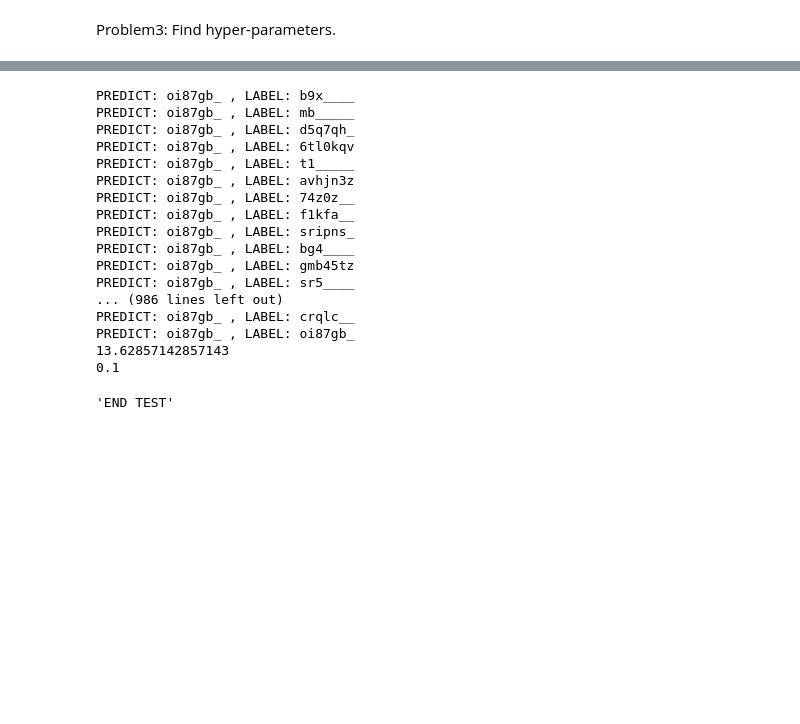
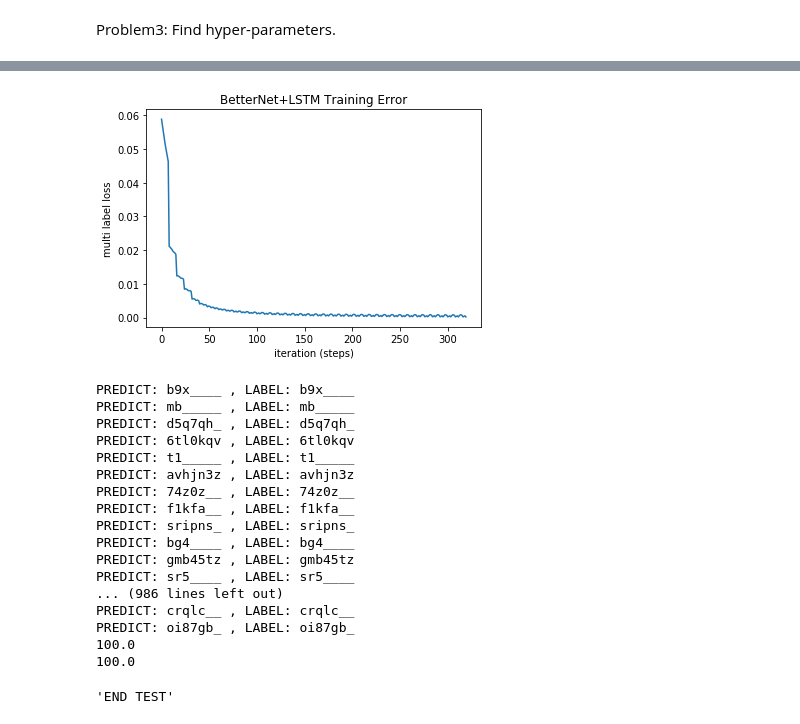
Before and after one commit to lucetre-snu/20s-machine-learning, a Jupyter notebook: 2020Spring_ML_final/main.ipynb, the cells around one changed output, grey strips where cells are left out. Drawn from its saved outputs; the diff is of its cells as text; code cells hidden in the pictures; blank space fills up the shorter version.

```diff
--- a/2020Spring_ML_final/main.ipynb
+++ b/2020Spring_ML_final/main.ipynb
@@ -242,10 +265,14 @@ optimizer = torch.optim.Adam(model.parameters(), lr=1e-2)
 Problem3: Find hyper-parameters.
 # %%
 import time
+import matplotlib.pyplot as plt
 
 """TRAINING"""
-print_interval = 1
-max_epoch = 10
+print_interval = 5
+max_epoch = 200
+
+x_labels = []
+y_labels = []
 
 start_time = time.time()
 for epoch in range(max_epoch):
@@ -276,6 +303,10 @@ for epoch in range(max_epoch):
 ##############################################################################
         if (epoch+1)%print_interval == 0:
             print('epoch:', epoch+1, 'step:', step+1, 'loss:', loss.item())
+            y_labels.append(loss.item())
+            x_labels.append('epoch:{}, step:{}'.format(epoch+1, step+1))
+        if (epoch+1) % 20 == 0:
+            torch.save(model, './models/BetterNet_LSTM_epoch{}.pth'.format(epoch+1))
     print('>> Epoch', epoch+1, 'elapsed time: {:.2f} sec'.format(time.time()-start_epoch_time))
 print('Total Elapsed Time: {:.2f} sec'.format(time.time()-start_time))
 # %% [output]
@@ -299,3 +347,13 @@ Total Elapsed Time: 15.87 sec
+# %%
+plt.plot(y_labels)
+plt.xlabel('iteration (steps)')
+plt.ylabel('multi label loss')
+plt.title('BetterNet+LSTM Training Error')
+# plt.show()
+
+plt.savefig('BetterNet+LSTM.png', dpi = 300)
+# %% [output]
+[figure, added]
 # %%
 """TEST"""
 def get_char_count(arg1):
@@ -323,6 +381,7 @@ total = 0
 
 betternet.eval()
 lstm.eval()
+model.eval()
 
 with torch.no_grad():
     for step, (img, label_oh, label) in enumerate(test_dl):
@@ -331,7 +390,7 @@ with torch.no_grad():
         label_oh = Variable(label_oh.long()).cuda()
 
 #         pred, feature = betternet(img)
-        pred = model(img, captions)
+        pred = model(img, label_oh)
 
         label_len = label[0]
         pred = pred.squeeze(0)
@@ -363,21 +422,21 @@ print(100/7*char_correct/total)
 print(100*word_correct/total)
 """END TEST"""
 # %% [output]
-PREDICT: oi87gb_ , LABEL: b9x____
-PREDICT: oi87gb_ , LABEL: mb_____
-PREDICT: oi87gb_ , LABEL: d5q7qh_
-PREDICT: oi87gb_ , LABEL: 6tl0kqv
-PREDICT: oi87gb_ , LABEL: t1_____
-PREDICT: oi87gb_ , LABEL: avhjn3z
-PREDICT: oi87gb_ , LABEL: 74z0z__
-PREDICT: oi87gb_ , LABEL: f1kfa__
-PREDICT: oi87gb_ , LABEL: sripns_
-PREDICT: oi87gb_ , LABEL: bg4____
-PREDICT: oi87gb_ , LABEL: gmb45tz
-PREDICT: oi87gb_ , LABEL: sr5____
+PREDICT: b9x____ , LABEL: b9x____
+PREDICT: mb_____ , LABEL: mb_____
+PREDICT: d5q7qh_ , LABEL: d5q7qh_
+PREDICT: 6tl0kqv , LABEL: 6tl0kqv
+PREDICT: t1_____ , LABEL: t1_____
+PREDICT: avhjn3z , LABEL: avhjn3z
+PREDICT: 74z0z__ , LABEL: 74z0z__
+PREDICT: f1kfa__ , LABEL: f1kfa__
+PREDICT: sripns_ , LABEL: sripns_
+PREDICT: bg4____ , LABEL: bg4____
+PREDICT: gmb45tz , LABEL: gmb45tz
+PREDICT: sr5____ , LABEL: sr5____
 ... (986 lines left out)
-PREDICT: oi87gb_ , LABEL: crqlc__
+PREDICT: crqlc__ , LABEL: crqlc__
 PREDICT: oi87gb_ , LABEL: oi87gb_
-13.62857142857143
-0.1
+100.0
+100.0
 'END TEST'
```
Also changed, not shown: parts of 2 cells of this notebook, 30 other files.
